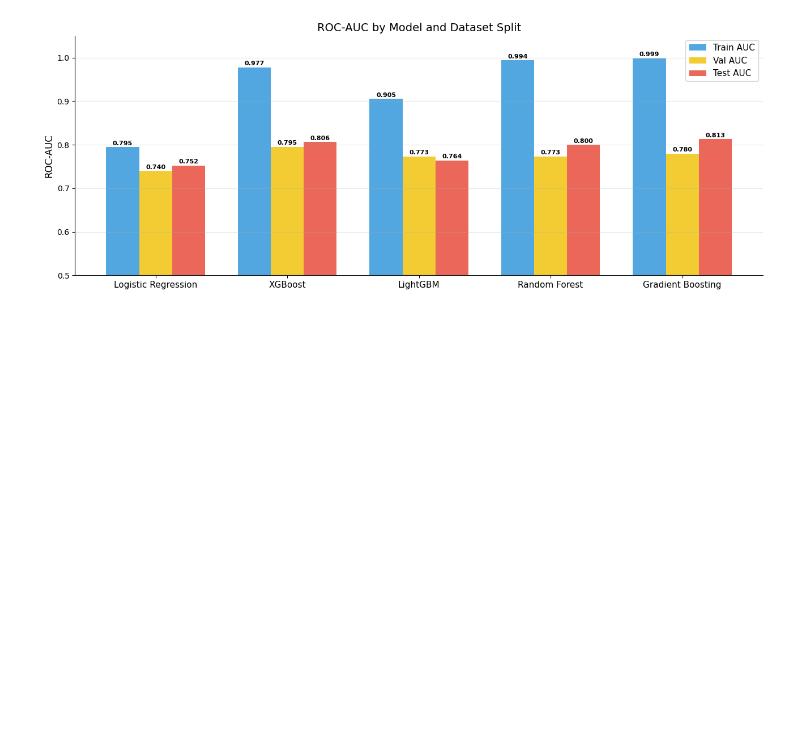
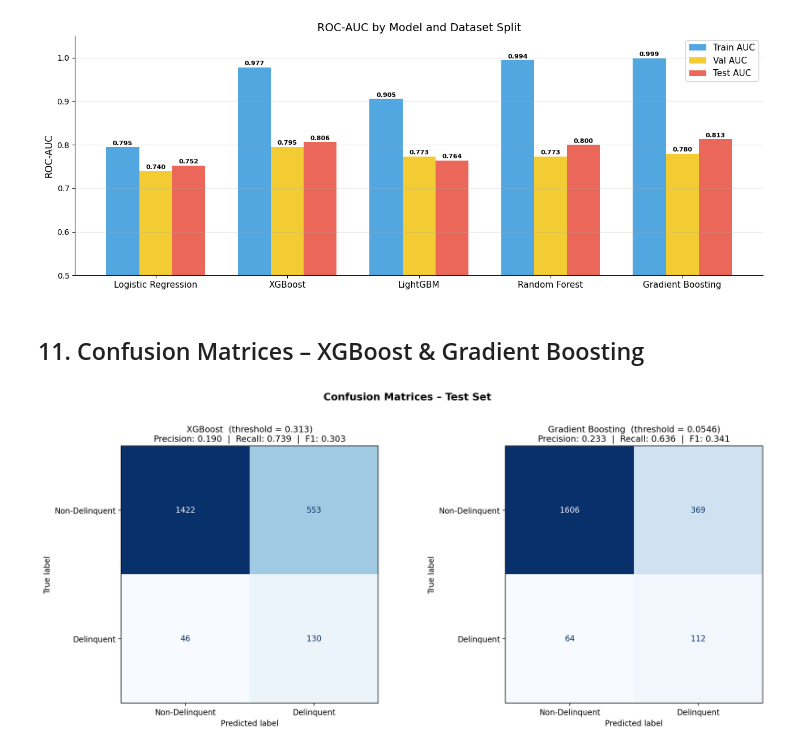
Before and after one commit to kangyuj0531/dsc180a-prism-data, a Jupyter notebook: models/model_comparison.ipynb, the cells around one changed output. Cells and saved outputs as stored; diff of their text form; code cells hidden in the pictures; blank space fills up the shorter version.

```diff
--- a/models/model_comparison.ipynb
+++ b/models/model_comparison.ipynb
@@ -420,3 +467,36 @@ plt.tight_layout()
 plt.show()
 # %% [output]
 [figure]
+# %% [markdown]
+## 11. Confusion Matrices – XGBoost & Gradient Boosting
+# %%
+from sklearn.metrics import confusion_matrix, ConfusionMatrixDisplay
+
+cm_models = {
+    'XGBoost':           (xgb_model.predict(dtest),  comparison_df.loc['XGBoost',           'Threshold']),
+    'Gradient Boosting': (gbm.predict_proba(X_test)[:, 1], comparison_df.loc['Gradient Boosting', 'Threshold']),
+}
+
+fig, axes = plt.subplots(1, 2, figsize=(14, 6), dpi=200)
+
+for ax, (model_name, (probs, thresh)) in zip(axes, cm_models.items()):
+    preds = (probs >= thresh).astype(int)
+    cm = confusion_matrix(y_test, preds)
+    disp = ConfusionMatrixDisplay(confusion_matrix=cm, display_labels=['Non-Delinquent', 'Delinquent'])
+    disp.plot(ax=ax, colorbar=False, cmap='Blues')
+
+    # Annotate with rates
+    tn, fp, fn, tp = cm.ravel()
+    total = cm.sum()
+    ax.set_title(
+        f'{model_name}  (threshold = {thresh})\n'
+        f'Precision: {tp/(tp+fp):.3f}  |  Recall: {tp/(tp+fn):.3f}  |  '
+        f'F1: {2*tp/(2*tp+fp+fn):.3f}',
+        fontsize=11
+    )
+
+plt.suptitle('Confusion Matrices – Test Set', fontsize=13, fontweight='bold', y=1.02)
+plt.tight_layout()
+plt.show()
+# %% [output]
+[figure, added]
```
Also changed, not shown: parts of 6 cells of this notebook, 3 other files.
